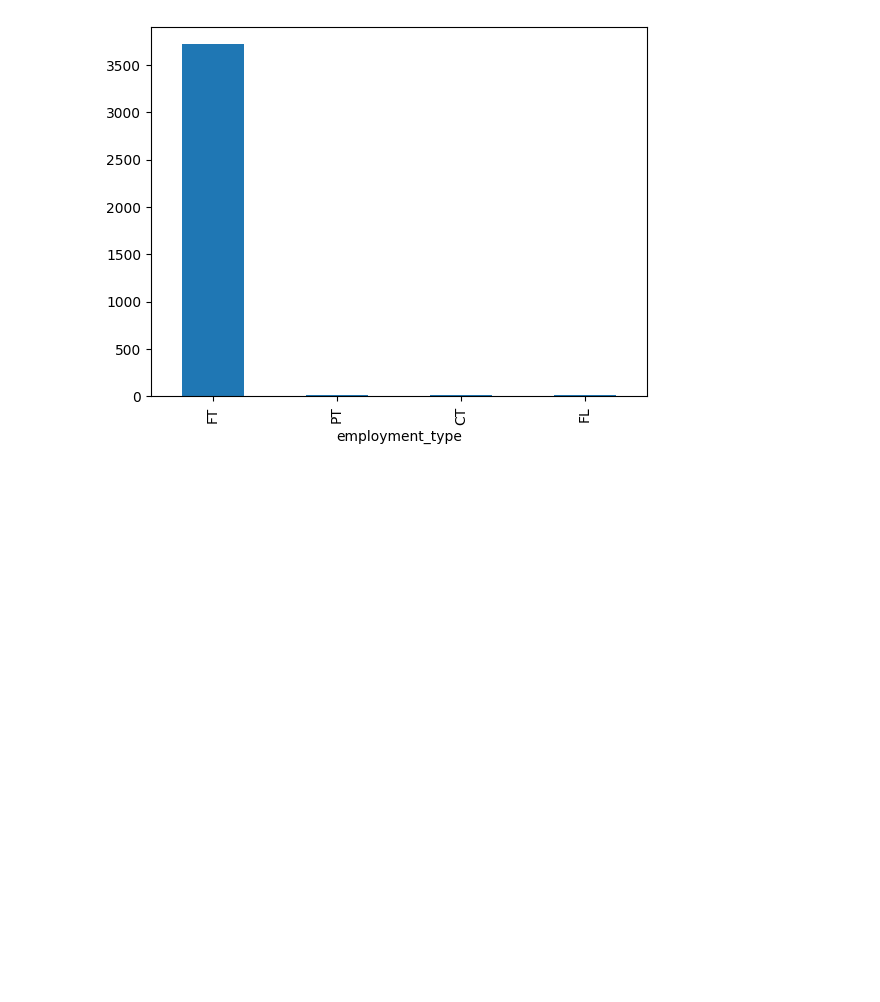
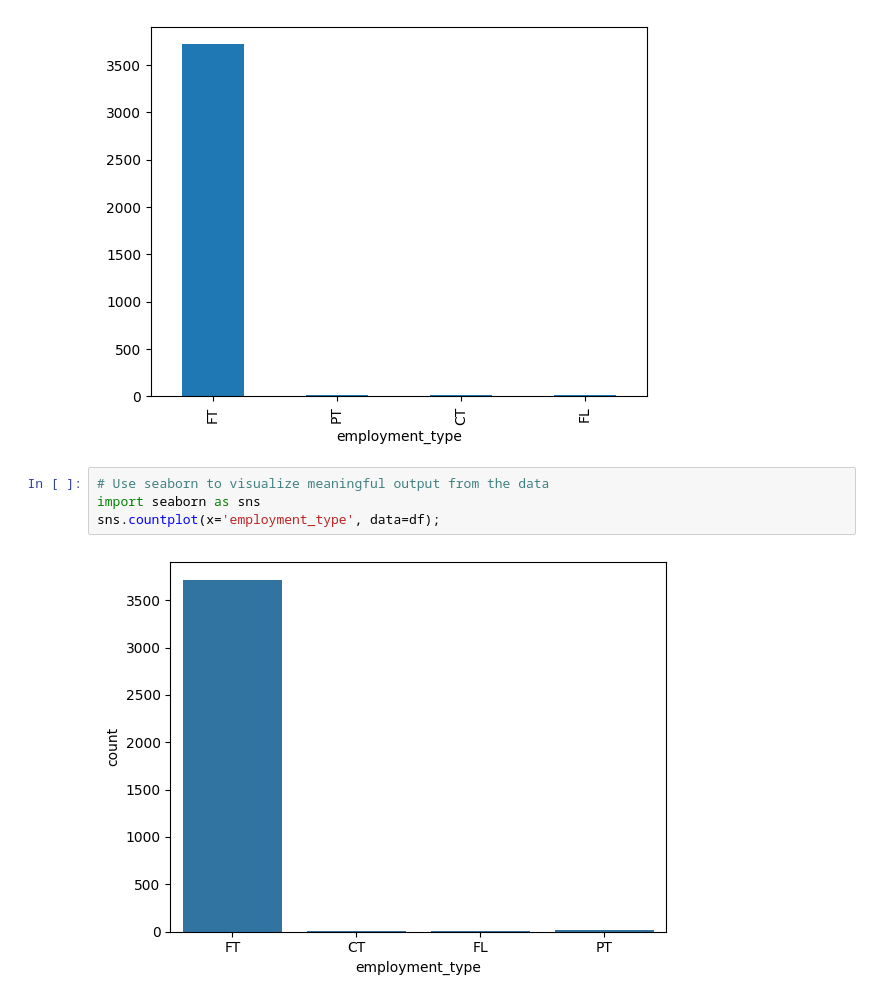
Before and after one commit to NotAScratch/Data-Science-Salary-Analysis, a Jupyter notebook: analysis.ipynb, the cells around one changed output. Saved outputs shown, nothing was run; the diff lists cells and outputs as text; blank space fills up the shorter version.

Commit message:
graphs added

```diff
--- a/analysis.ipynb
+++ b/analysis.ipynb
@@ -166,3 +166,9 @@ df.head()
 df['employment_type'].value_counts().plot(kind='bar');
 # %% [output]
 [figure]
+# %%
+# Use seaborn to visualize meaningful output from the data
+import seaborn as sns
+sns.countplot(x='employment_type', data=df);
+# %% [output]
+[figure, added]
```
Also changed, not shown: parts of 4 cells of this notebook.
